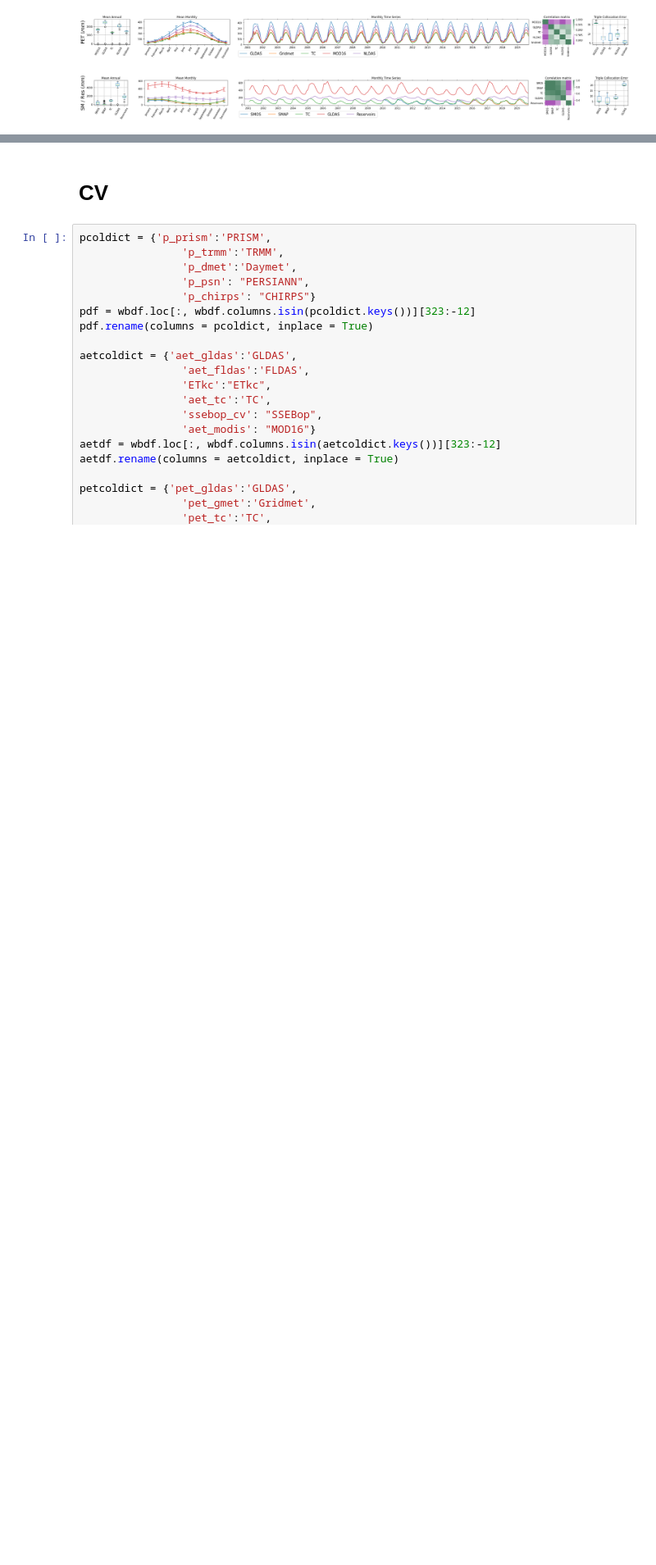
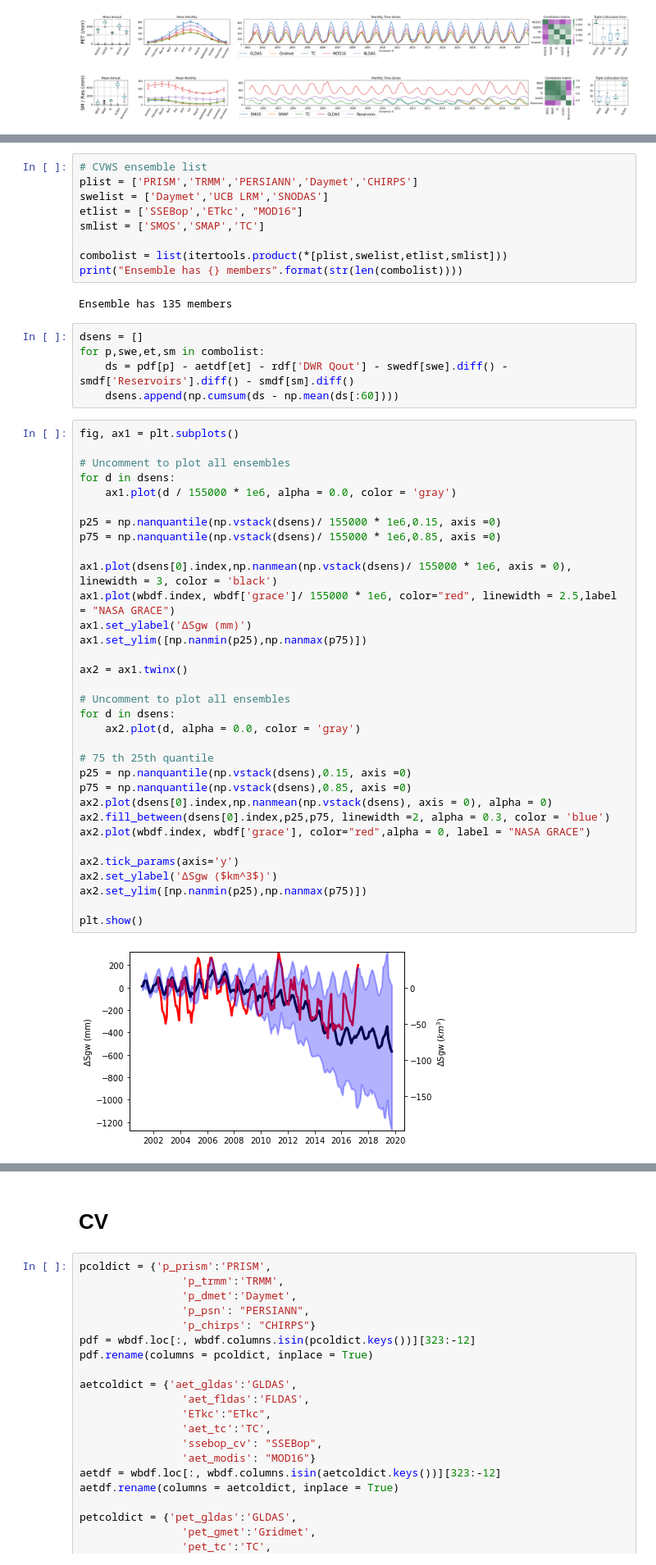
Before and after one commit to kashingtonDC/HyDRA, a Jupyter notebook: code/04a_Figures_S1_TC.ipynb, the cells around one changed output, grey strips where cells are left out. Shown at 82% size. Cells and saved outputs as stored; diff of their text form; blank space fills up the shorter version.

Commit message:
run ensembles

```diff
--- a/code/04a_Figures_S1_TC.ipynb
+++ b/code/04a_Figures_S1_TC.ipynb
@@ -326,0 +392,51 @@ make_plots(smdf / 155000 * 1e6, smcoldict, var = "SM / Res")
+# %%
+# CVWS ensemble list
+plist = ['PRISM','TRMM','PERSIANN','Daymet','CHIRPS']
+swelist = ['Daymet','UCB LRM','SNODAS']
+etlist = ['SSEBop','ETkc', "MOD16"]
+smlist = ['SMOS','SMAP','TC']
+
+combolist = list(itertools.product(*[plist,swelist,etlist,smlist]))
+print("Ensemble has {} members".format(str(len(combolist))))
+# %% [output]
+Ensemble has 135 members
+# %%
+dsens = []
+for p,swe,et,sm in combolist:
+    ds = pdf[p] - aetdf[et] - rdf['DWR Qout'] - swedf[swe].diff() - smdf['Reservoirs'].diff() - smdf[sm].diff()
+    dsens.append(np.cumsum(ds - np.mean(ds[:60])))
+# %%
+fig, ax1 = plt.subplots()
+
+# Uncomment to plot all ensembles
+for d in dsens:
+    ax1.plot(d / 155000 * 1e6, alpha = 0.0, color = 'gray')
+
+p25 = np.nanquantile(np.vstack(dsens)/ 155000 * 1e6,0.15, axis =0)
+p75 = np.nanquantile(np.vstack(dsens)/ 155000 * 1e6,0.85, axis =0)
+
+ax1.plot(dsens[0].index,np.nanmean(np.vstack(dsens)/ 155000 * 1e6, axis = 0), linewidth = 3, color = 'black')
+ax1.plot(wbdf.index, wbdf['grace']/ 155000 * 1e6, color="red", linewidth = 2.5,label = "NASA GRACE")
+ax1.set_ylabel('ΔSgw (mm)')
+ax1.set_ylim([np.nanmin(p25),np.nanmax(p75)])
+
+ax2 = ax1.twinx()
+
+# Uncomment to plot all ensembles
+for d in dsens:
+    ax2.plot(d, alpha = 0.0, color = 'gray')
+
+# 75 th 25th quantile
+p25 = np.nanquantile(np.vstack(dsens),0.15, axis =0)
+p75 = np.nanquantile(np.vstack(dsens),0.85, axis =0)
+ax2.plot(dsens[0].index,np.nanmean(np.vstack(dsens), axis = 0), alpha = 0)
+ax2.fill_between(dsens[0].index,p25,p75, linewidth =2, alpha = 0.3, color = 'blue')
+ax2.plot(wbdf.index, wbdf['grace'], color="red",alpha = 0, label = "NASA GRACE")
+
+ax2.tick_params(axis='y')
+ax2.set_ylabel('ΔSgw ($km^3$)')
+ax2.set_ylim([np.nanmin(p25),np.nanmax(p75)])
+
+plt.show()
+# %% [output]
+[figure, added]
```
Also changed, not shown: parts of 19 cells of this notebook.
